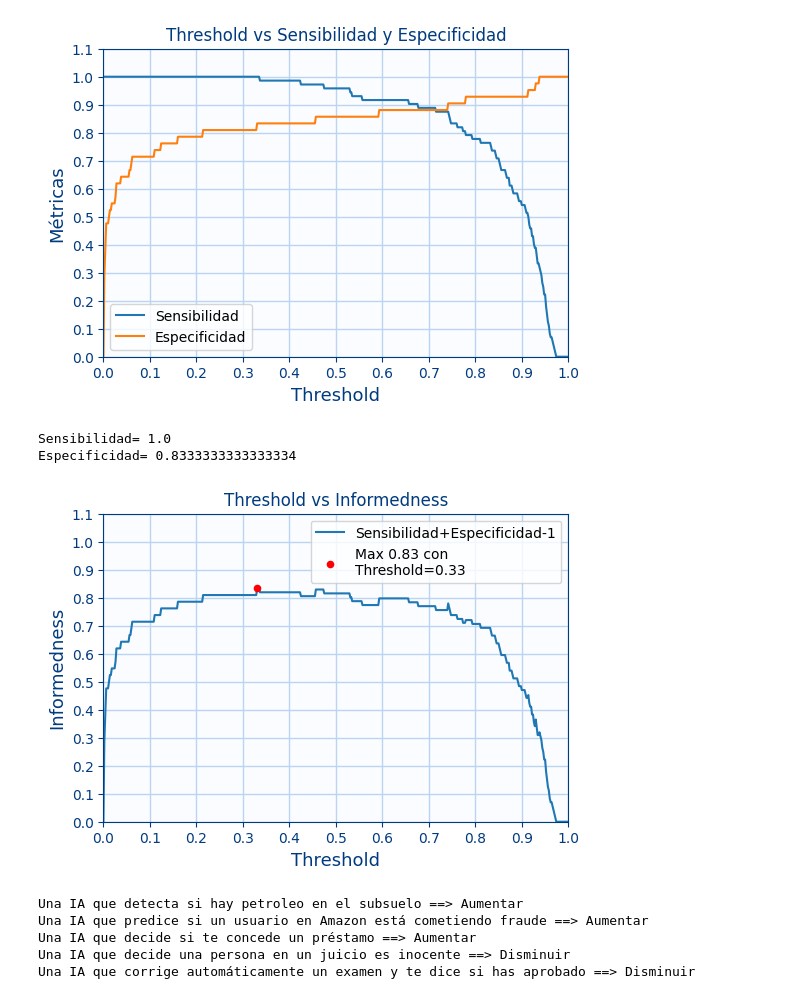
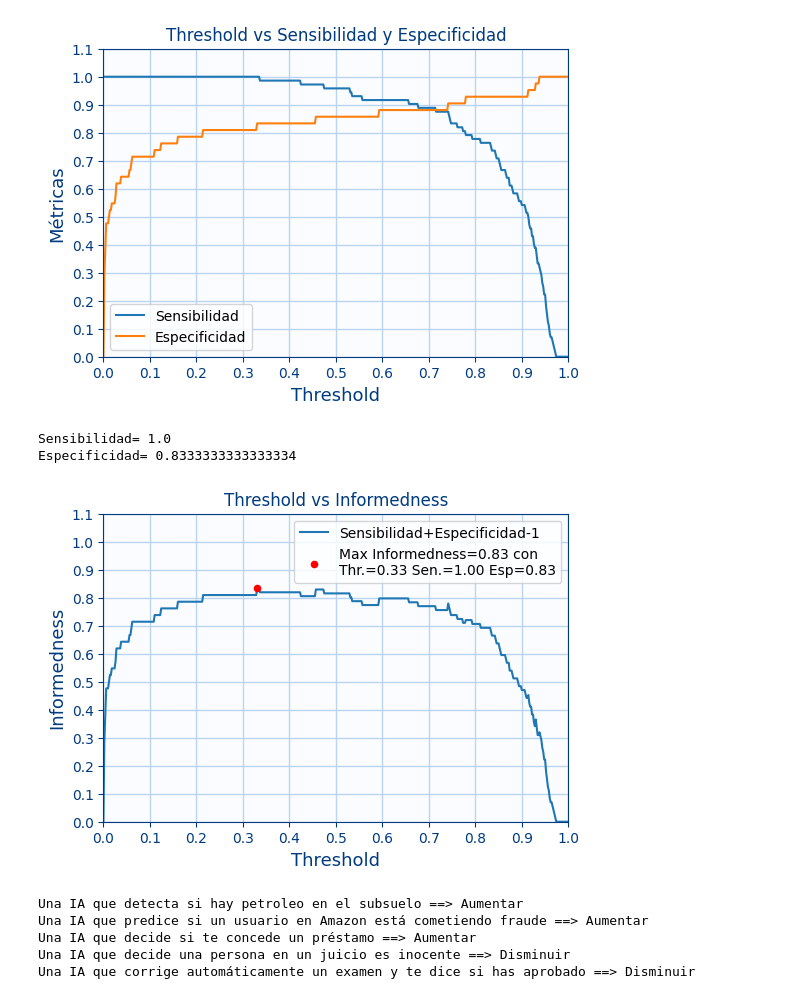
Before and after one commit to logongas/soluciones_ejercicios_modulo_pia, a Jupyter notebook: tema_07/ejercicios_tema_07_c_metricas.ipynb, the cells around one changed output. Drawn from its saved outputs; the diff is of its cells as text; code cells hidden in the pictures.

Commit message:
metricas basicas

```diff
--- a/tema_07/ejercicios_tema_07_c_metricas.ipynb
+++ b/tema_07/ejercicios_tema_07_c_metricas.ipynb
@@ -455,9 +455,14 @@ El valor del umbra lo bajaría mas o menos a 0.46 ya que tendría el mismo VPP p
 # %%
 # Ejercicio 3.G
 
-def get_max_metric_condicional(value_metric,max_metric):
-     argmax=np.argmax(max_metric)
-     return value_metric[argmax],max_metric[argmax]
+def get_max_metric_condicional(*args):
+    argmax=np.argmax(args[0])
+
+    results=[]
+    for arg in args:
+        results.append(arg[argmax])
+
+    return results
 
 x_train, x_test, y_train, y_test=get_datos()
 y_score=new_model.predict(x_test).reshape(-1)
@@ -466,36 +471,36 @@ y_true=y_test
 def get_threshold_informedness(y_true,y_score):
     rango_threshold=np.linspace(0,1,500)
     rango_informedness=[]
     rango_sensibilidad=[]
     rango_especificidad=[]
     for threshold in rango_threshold:
 
         TP,TN,FP,FN=get_matriz_confusion(y_true,y_score,threshold=threshold)
         sensibilidad,especificidad,_,_,_=get_metrics(TP,TN,FP,FN)
         rango_sensibilidad.append(sensibilidad)
         rango_especificidad.append(especificidad)
         rango_informedness.append(sensibilidad+especificidad-1)
 
     return rango_threshold,rango_informedness,rango_sensibilidad,rango_especificidad
 
 
 rango_threshold,rango_informedness,rango_sensibilidad,rango_especificidad=get_threshold_informedness(y_true,y_score)
 
 figure=plt.figure(figsize=(6, 4))
 axes=figure.add_subplot(1,1,1)
-best_threshold,max_informedness=get_max_metric_condicional(rango_threshold,rango_informedness)
+max_informedness,best_threshold,best_sensibilidad,best_especificidad=get_max_metric_condicional(rango_informedness,rango_threshold,rango_sensibilidad,rango_especificidad)
 axes.plot(rango_threshold,rango_informedness,linestyle="solid",label=f"Sensibilidad+Especificidad-1")
-axes.scatter(best_threshold,max_informedness,s=20,c="red",label=f"Max {max_informedness:.2f} con \nThreshold={best_threshold:.2f}",zorder=10)
+axes.scatter(best_threshold,max_informedness,s=20,c="red",label=f"Max Informedness={max_informedness:.2f} con \nThr.={best_threshold:.2f} Sen.={best_sensibilidad:.2f} Esp={best_especificidad:.2f}",zorder=10)
 axes_configure_for_metrics(axes,"Threshold vs Informedness","Threshold","Informedness")
 
 
 
 print("Sensibilidad=",rango_sensibilidad[np.argmax(rango_informedness)])
 print("Especificidad=",rango_especificidad[np.argmax(rango_informedness)])
 # %% [output]
 Sensibilidad= 1.0
 Especificidad= 0.8333333333333334
-[figure, old version]
+[figure, new version]
 # %%
 # Ejercicio 4
 
```
Also changed, not shown: parts of 3 cells of this notebook.
